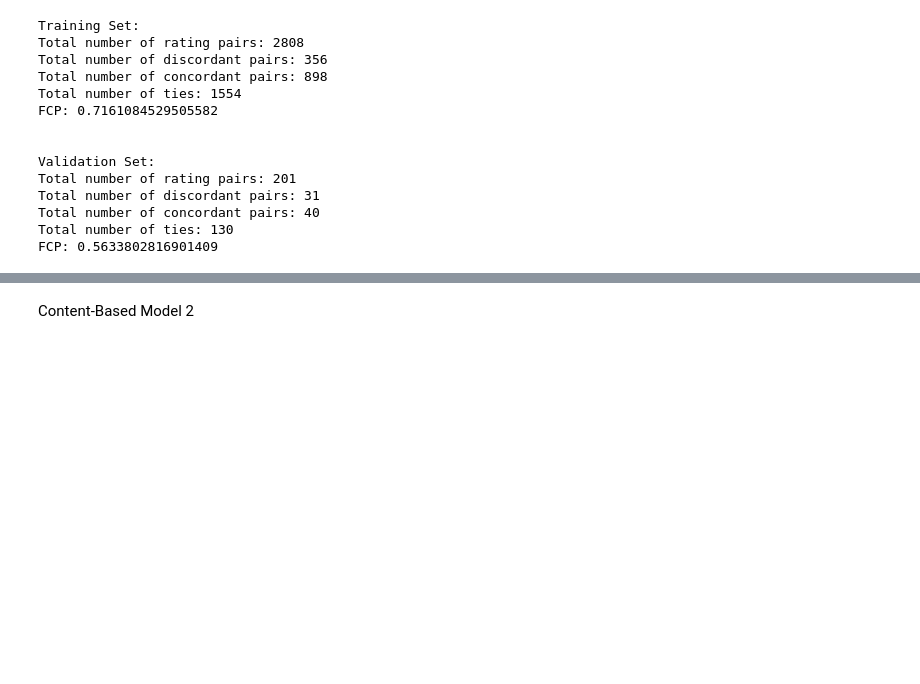
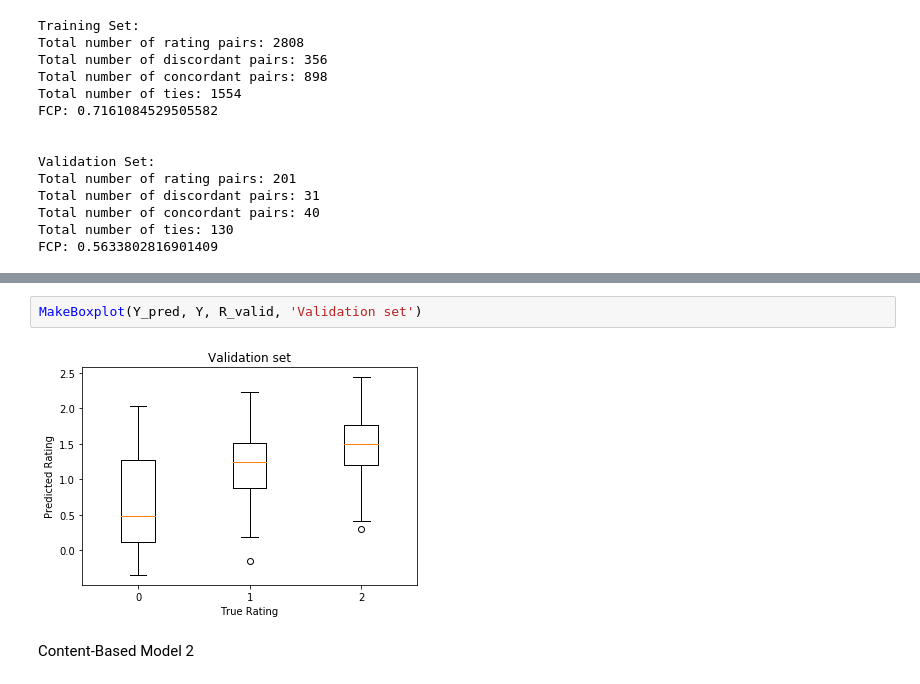
Before and after one commit to leohunt/cs5304-project, a Jupyter notebook: CARS_model.ipynb, the cells around one changed output, grey strips where cells are left out. Cells and saved outputs as stored; diff of their text form; blank space fills up the shorter version.

```diff
--- a/CARS_model.ipynb
+++ b/CARS_model.ipynb
@@ -379,3 +410,7 @@ FCP: 0.5633802816901409
+# %%
+MakeBoxplot(Y_pred, Y, R_valid, 'Validation set')
+# %% [output]
+[figure, added]
 # %% [markdown]
 Content-Based Model 2
 # %%
```
Also changed, not shown: parts of 21 cells of this notebook.
